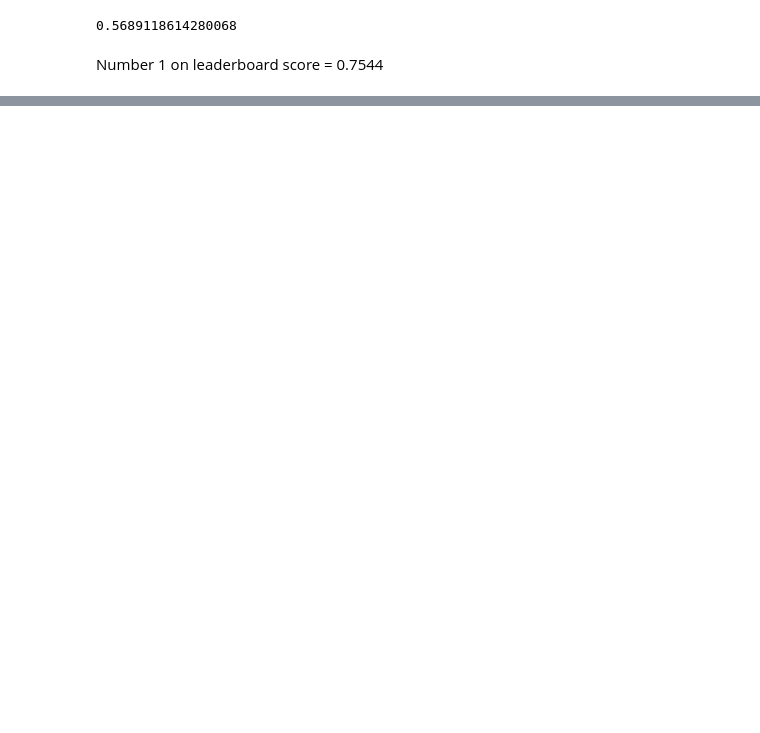
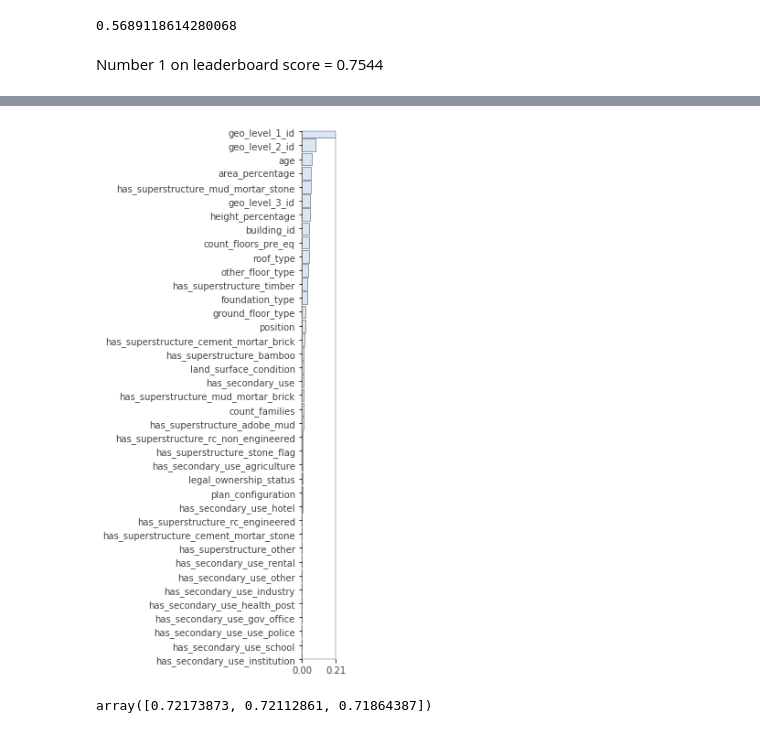
Before and after one commit to alan-flint/Richter-DrivenData, a Jupyter notebook: src/NB_DataCheck.ipynb, the cells around one changed output, grey strips where cells are left out. Saved outputs shown, nothing was run; the diff lists cells and outputs as text; code cells hidden in the pictures; blank space fills up the shorter version.

```diff
--- a/src/NB_DataCheck.ipynb
+++ b/src/NB_DataCheck.ipynb
@@ -50,0 +174,5 @@ Number 1 on leaderboard score = 0.7544
+# %%
+imp = importances(model, X_train, y_train) # permutation
+viz = plot_importances(imp)
+# %% [output]
+[figure, added]
@@ -50,0 +183,4 @@ Number 1 on leaderboard score = 0.7544
+# %%
+cross_val_score(estimator=model,X = pd.concat([X_train, X_test])[top30_features], y=pd.concat([y_train, y_test]), scoring=scorer, cv=3,n_jobs=-1)
+# %% [output]
+array([0.72173873, 0.72112861, 0.71864387])
```
Also changed, not shown: parts of 59 cells of this notebook, 4 other files.
